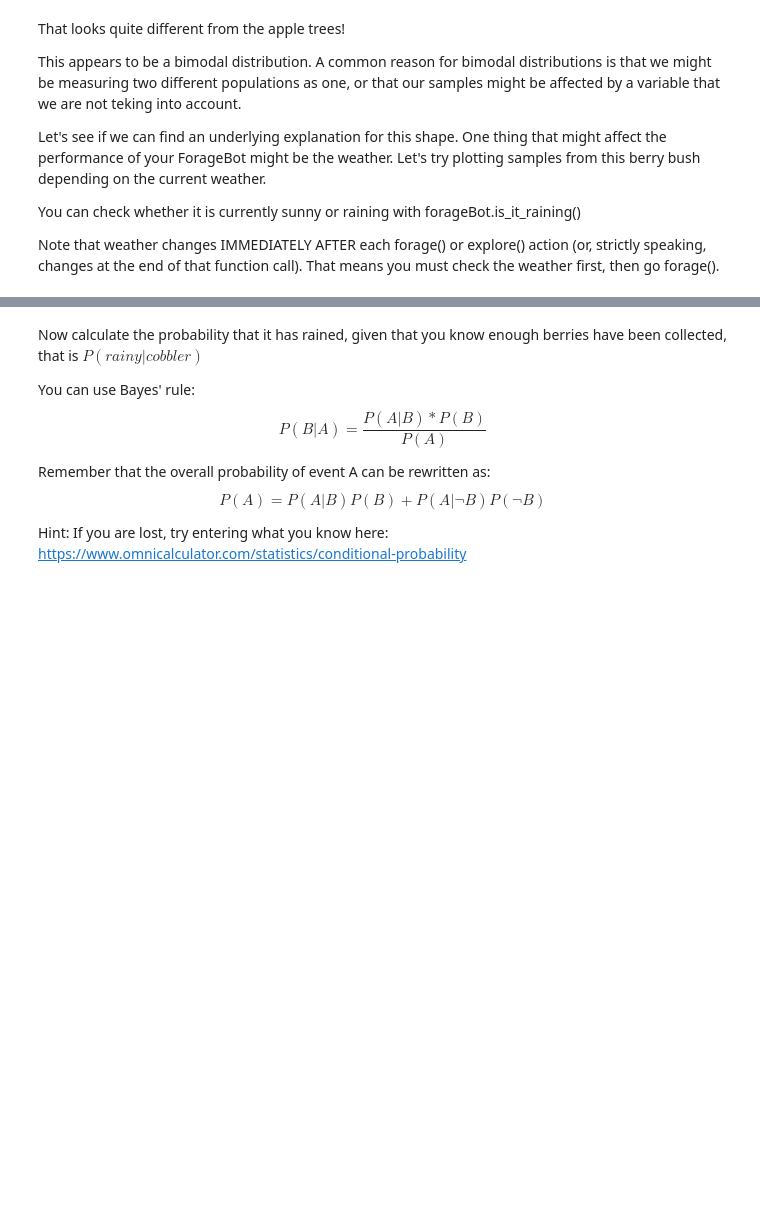
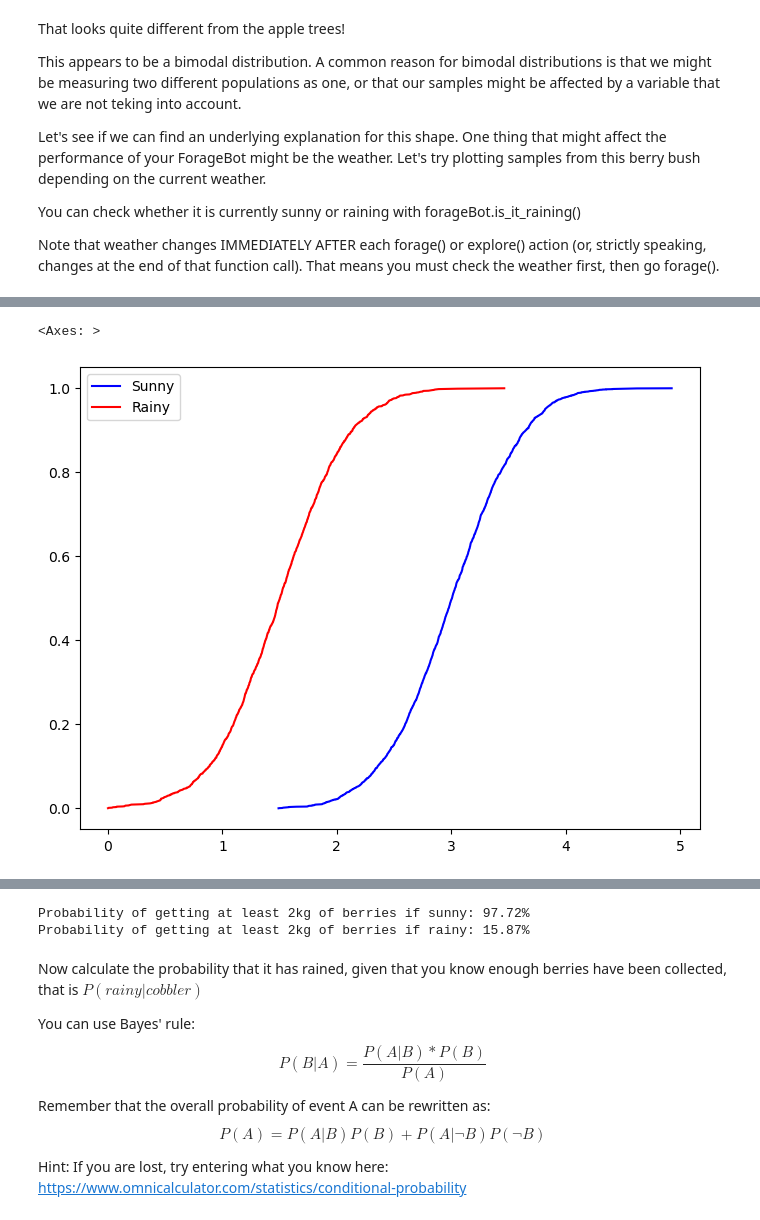
Before and after one commit to Kimiyaeltz/computational-thinking-week-individual-14956756, a Jupyter notebook: challenge_foraging/challenge_foraging_robot.ipynb, the cells around one changed output, grey strips where cells are left out. Saved outputs shown, nothing was run; the diff lists cells and outputs as text; code cells hidden in the pictures; blank space fills up the shorter version.

```diff
--- a/challenge_foraging/challenge_foraging_robot.ipynb
+++ b/challenge_foraging/challenge_foraging_robot.ipynb
@@ -342,19 +367,22 @@ But we can get an even better estimate, if we take take the weather into account
 # %%
 # Collecting again just as above
 np.random.seed(42)
 
-# These samples should still be available, if not recollect them as above.
-# samples_sunny = []
-# samples_rainy = []
+# Calculate the 2 PDFs for sunny and rainy weather here, using the code above.
+samples_sunny.sort()
+samples_rainy.sort()
 
-# Calculate the 2 PDFs for sunny and rainy weather here, using the code above.
-
-
-
+# Calculate the CDF for sunny and rainy weather
+probability_sunny = np.arange(len(samples_sunny)) / (len(samples_sunny) - 1)
+probability_rainy = np.arange(len(samples_rainy)) / (len(samples_rainy) - 1)
 
 # Plot the CDF:
-sns.lineplot(x=sorted_samples_sunny, y=probability_sunny, color='blue')
-sns.lineplot(x=sorted_samples_rainy, y=probability_rainy, color='red');
+plt.figure(figsize=(8, 6))
+sns.lineplot(x=samples_sunny, y=probability_sunny, color='blue', label="Sunny")
+sns.lineplot(x=samples_rainy, y=probability_rainy, color='red', label="Rainy")
+# %% [output]
+<Axes: >
+[figure, added]
 # %% [markdown]
 You should generate this image:
 
@@ -376,8 +404,14 @@ bush_one_sunny_dist = norm(loc=3, scale=0.5)
 bush_one_rainy_dist = norm(loc=1.5, scale=0.5)
 
 # Calculate the precise probability of getting at least 2kg of berries from bush_one given either weather (using the cdf)
-ANSWER_PROB_IF_SUNNY = None
-ANSWER_PROB_IF_RAINY = None
+ANSWER_PROB_IF_SUNNY = 1 - bush_one_sunny_dist.cdf(2)
+ANSWER_PROB_IF_RAINY = 1 - bush_one_rainy_dist.cdf(2)
+
+print(f"Probability of getting at least 2kg of berries if sunny: {ANSWER_PROB_IF_SUNNY:.2%}")
+print(f"Probability of getting at least 2kg of berries if rainy: {ANSWER_PROB_IF_RAINY:.2%}")
+# %% [output]
+Probability of getting at least 2kg of berries if sunny: 97.72%
+Probability of getting at least 2kg of berries if rainy: 15.87%
 # %% [markdown]
 Now calculate the probability that it has rained, given that you know enough berries have been collected, that is $P(rainy|cobbler)$
 
```
Also changed, not shown: parts of 7 cells of this notebook, 1 other file.
